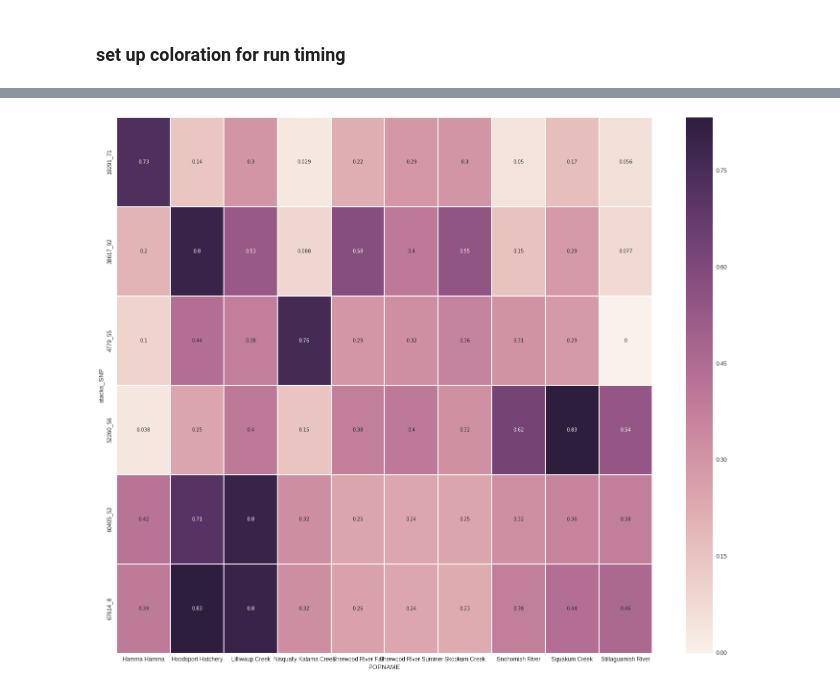
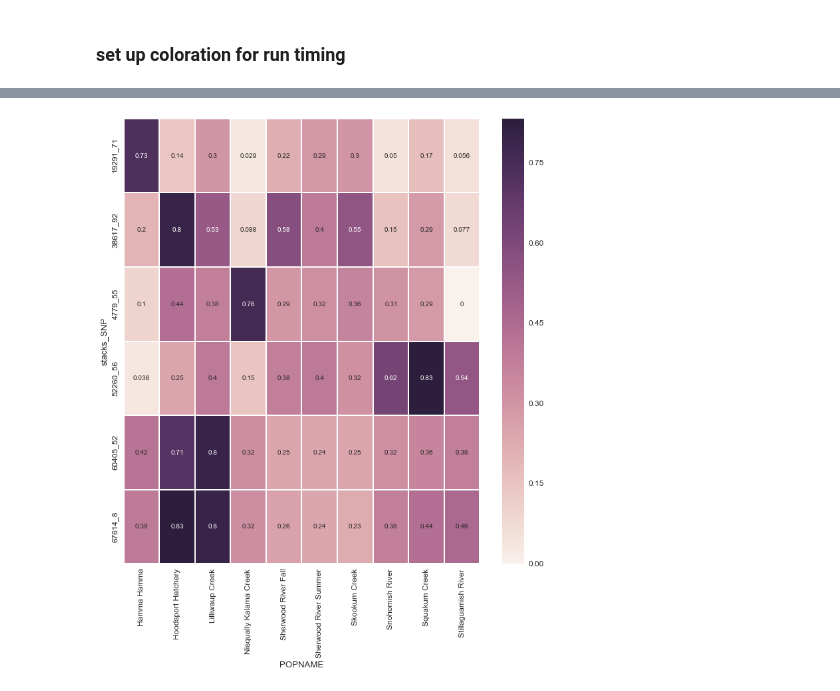
Before and after one commit to rwaples/chum_populations, a Jupyter notebook: plotting bayescan results.ipynb, the cells around one changed output, grey strips where cells are left out. Saved outputs shown, nothing was run; the diff lists cells and outputs as text; code cells hidden in the pictures.

Commit message:
updated plotting bayescan results notebook, added CONFIG

```diff
--- a/plotting bayescan results.ipynb
+++ b/plotting bayescan results.ipynb
@@ -107,7 +123,7 @@ stacks_SNPs.head()
 # %% [markdown]
 #### Load plink data on the map postions and Fst of loci
 # %%
-map_pop_fst = pd.read_csv('/home/ipseg/Desktop/waples/chum_populations/results/batch_4/pop_analysis/map_pop_fst.txt',
+map_pop_fst = pd.read_csv(os.path.join(CWD, 'results', 'batch_4', 'pop_analysis', 'map_pop_fst.txt'),
                           sep = "\t")
 map_pop_fst.head()
 # %% [output]
@@ -120,7 +136,7 @@ map_pop_fst.head()
 # %% [markdown]
 #### load bayescan 'baye_fst' file
 # %%
-mapped_bayescan = pd.merge(baye_fst,stacks_SNPs)
+mapped_bayescan = pd.merge(BS_non_paralogs, stacks_SNPs)
 mapped_bayescan = mapped_bayescan[['stacks_SNP', 'BSname', 'fst', 'log10(PO)', 'qval']]
 # %%
 map_pop_bayescan = pd.merge(map_pop_fst, mapped_bayescan, on="stacks_SNP")
@@ -143,10 +158,10 @@ map_pop_bayescan.head()
 # %% [markdown]
 #### Combine with population allele frequencies
 # %%
-frq = pd.read_csv('/home/ipseg/Desktop/waples/chum_populations/data/batch_4/pop_genotypes/non_paralogs.frq.strat',
+frq = pd.read_csv(os.path.join(CWD, 'data', 'batch_4', 'pop_genotypes', 'non_paralogs.frq.strat'),
                   header = None, skipinitialspace = True, sep = " ", skiprows = 1)
 frq.columns = [ 'CHR', 'stacks_SNP', 'CLUSTER', 'A1', 'A2', 'MAF', 'MAC', 'NCHROBS', 'junk']
-POPINFO = pd.read_csv('/home/ipseg/Desktop/waples/chum_populations/data/POPINFO.txt', sep = '\t')
+POPINFO = pd.read_csv(os.path.join(CWD, 'data', 'POPINFO.txt'), sep = '\t')
 frq = pd.merge(frq, POPINFO)
 frq.head()
 # %% [output]
@@ -159,11 +174,10 @@ frq.head()
 # %% [markdown]
 #### Apply qval threshold
 # %%
-qval_threshold = .01
-outliers = map_pop_bayescan[map_pop_bayescan['qval'] <qval_threshold]
+qval_threshold = .10
+outliers = map_pop_bayescan[map_pop_bayescan['qval']  < qval_threshold]
 pop_outliers = pd.merge(outliers, frq, on = 'stacks_SNP') # one line for each locus within each pop
 pop_outliers.sort(columns = ['LEP_LG', 'cM'], inplace= True)
-#pop_outliers.drop_duplicates(subset=['stacks_SNP', 'POPNAME'], inplace = True)
 pop_outliers.head()
 # %% [output]
 |  | stacks_SNP | contig | ignore | pos | match | LEP_LG | LEPname | cM | resolved_locus | CHR_x | ... |
@@ -206,7 +227,7 @@ sns.clustermap(pop_outliers_rect, col_colors=col_colors, standard_scale=0, row_c
 # %%
-figsize(25,20)
+figsize(12,12)
 sns.heatmap(pop_outliers_LG2_rect, annot=True)
 plt.show()
 # %% [output]
-[figure, old version]
+[figure, new version]
 # %%
```
Also changed, not shown: parts of 21 cells of this notebook, 2 other files.
